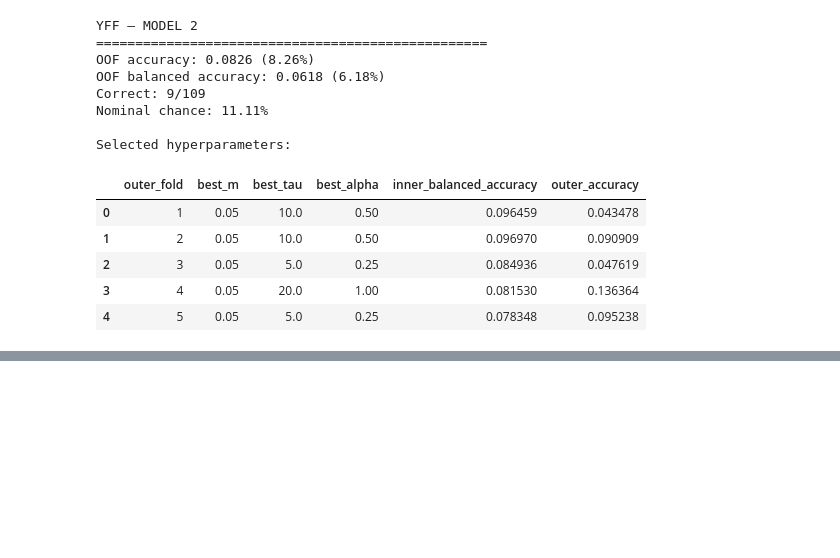
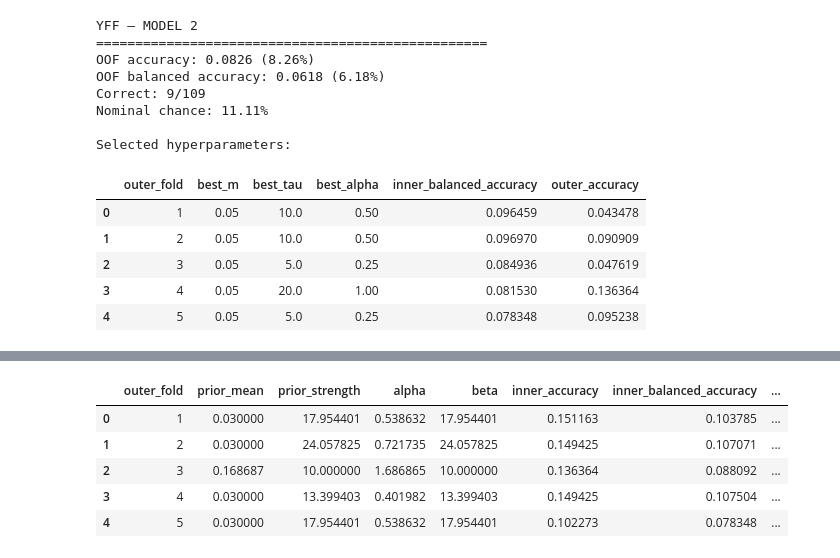
Before and after one commit to Shafiq-Abdu/number-simplex-reproduction, a Jupyter notebook: notebooks1/08_gamma_poisson_bayesian_decoding.ipynb, the cells around one changed output, grey strips where cells are left out. Drawn from its saved outputs; the diff is of its cells as text; code cells hidden in the pictures; blank space fills up the shorter version.

```diff
--- a/notebooks1/08_gamma_poisson_bayesian_decoding.ipynb
+++ b/notebooks1/08_gamma_poisson_bayesian_decoding.ipynb
@@ -4315,0 +5011,11 @@ Selected hyperparameters:
+# %%
+summary_yff, folds_yff = (
+    run_nested_gamma_subject(
+        X=X,
+        y=y,
+        groups=groups,
+        classes=classes,
+        prior_means=prior_means_nested,
+        prior_strengths=prior_strengths_nested,
+    )
+)
@@ -4315,0 +5057,24 @@ Selected hyperparameters:
+# %%
+display(
+    folds_yff[
+        [
+            "outer_fold",
+            "prior_mean",
+            "prior_strength",
+            "alpha",
+            "beta",
+            "inner_accuracy",
+            "inner_balanced_accuracy",
+            "gamma_accuracy",
+            "gamma_balanced_accuracy",
+            "mle_accuracy",
+        ]
+    ]
+)
+# %% [output]
+|  | outer_fold | prior_mean | prior_strength | alpha | beta | inner_accuracy | inner_balanced_accuracy | ... |
+| 0 | 1 | 0.030000 | 17.954401 | 0.538632 | 17.954401 | 0.151163 | 0.103785 | ... |
+| 1 | 2 | 0.030000 | 24.057825 | 0.721735 | 24.057825 | 0.149425 | 0.107071 | ... |
+| 2 | 3 | 0.168687 | 10.000000 | 1.686865 | 10.000000 | 0.136364 | 0.088092 | ... |
+| 3 | 4 | 0.030000 | 13.399403 | 0.401982 | 13.399403 | 0.149425 | 0.107504 | ... |
+| 4 | 5 | 0.030000 | 17.954401 | 0.538632 | 17.954401 | 0.102273 | 0.078348 | ... |
```
Also changed, not shown: parts of 13 cells of this notebook, 2 other files.
